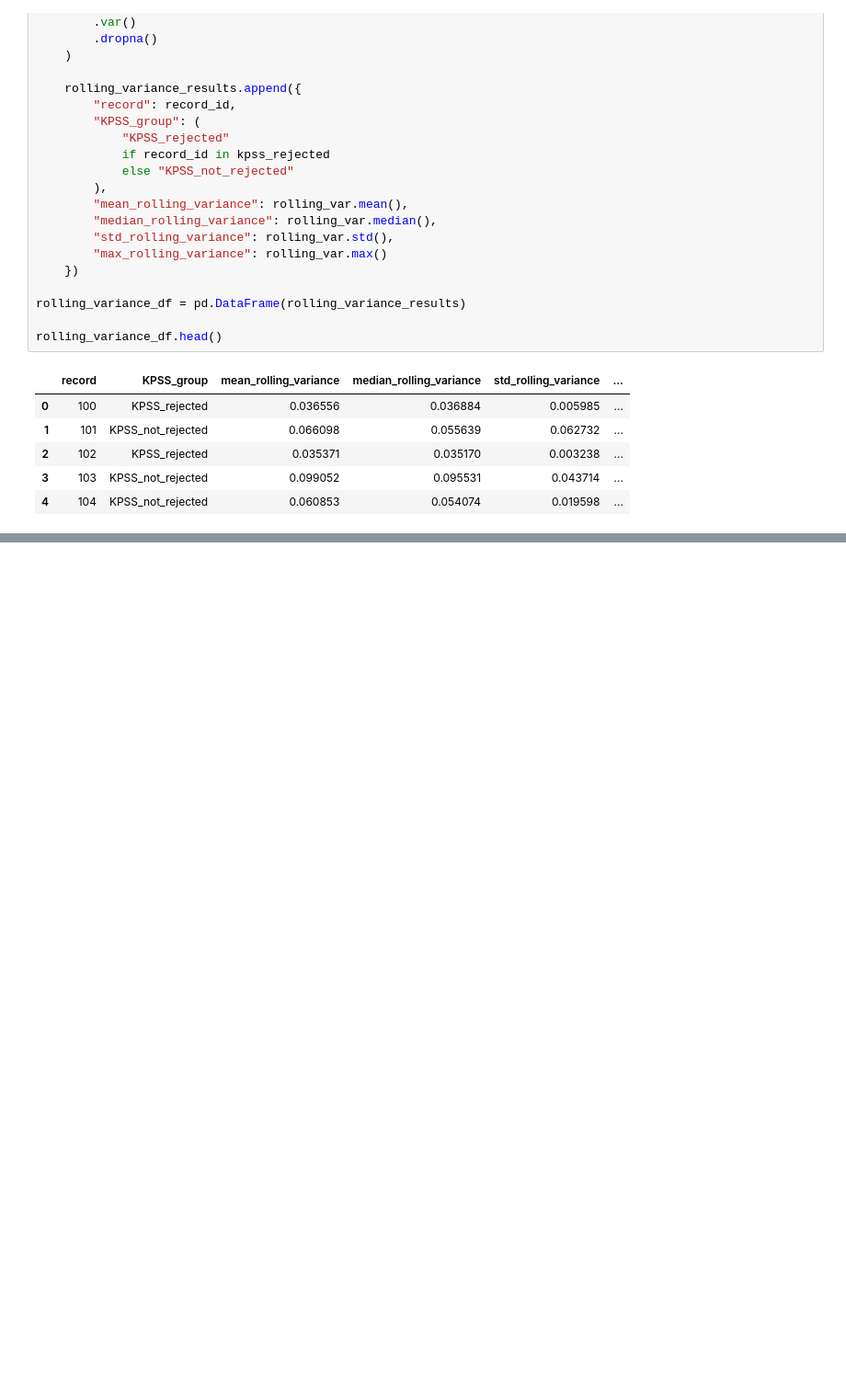
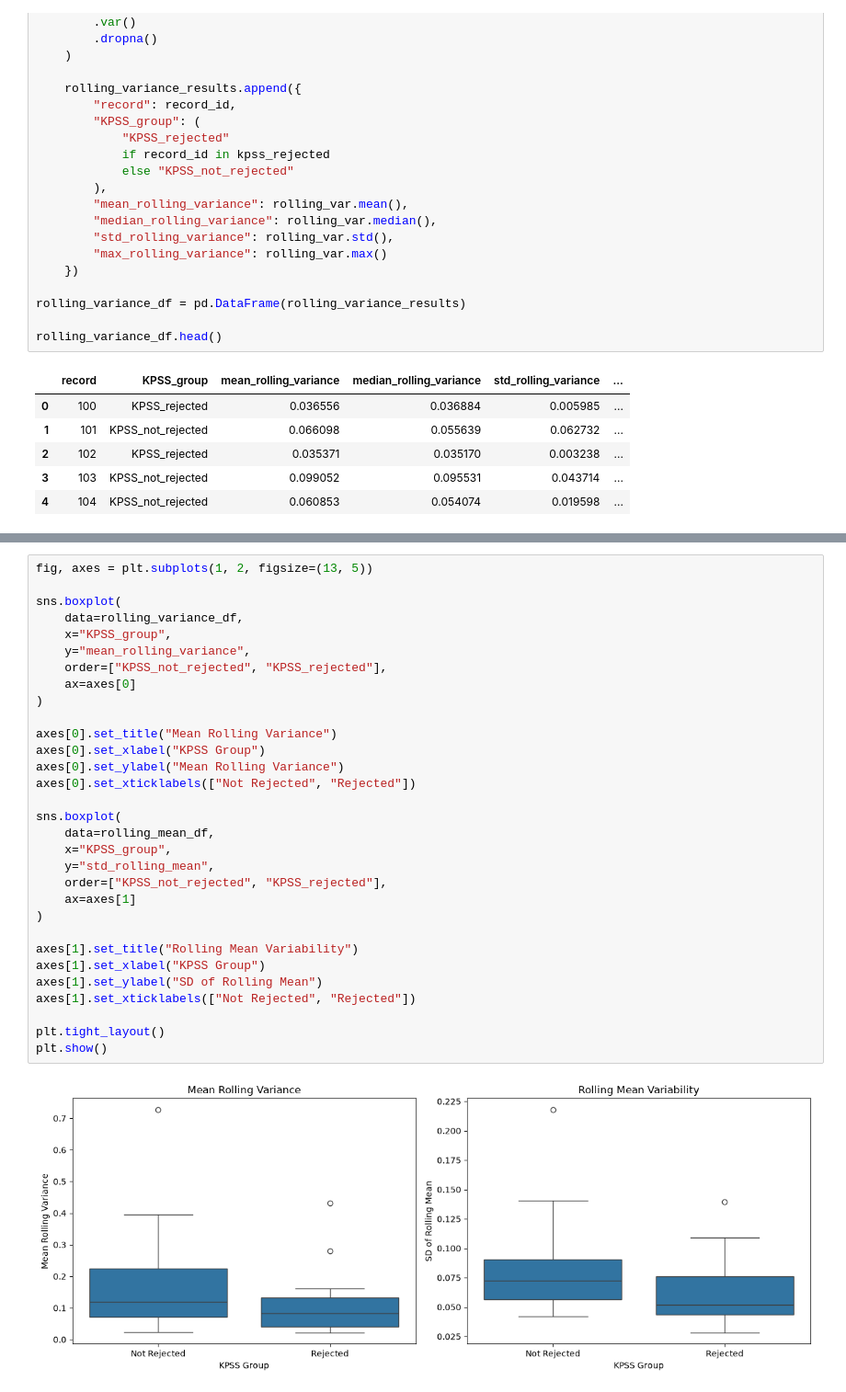
Before and after one commit to hmdsahed/ecg-diagnostic-driven-framework, a Jupyter notebook: 1st experiment.ipynb, the cells around one changed output, grey strips where cells are left out. Shown at 92% size. Cells and saved outputs as stored; diff of their text form; blank space fills up the shorter version.

```diff
--- a/1st experiment.ipynb
+++ b/1st experiment.ipynb
@@ -1395,0 +1764,33 @@ Notebook path: /Users/hmdsahed/ECG Prof. Ozaydin/1st experiment.ipynb
+# %%
+fig, axes = plt.subplots(1, 2, figsize=(13, 5))
+
+sns.boxplot(
+    data=rolling_variance_df,
+    x="KPSS_group",
+    y="mean_rolling_variance",
+    order=["KPSS_not_rejected", "KPSS_rejected"],
+    ax=axes[0]
+)
+
+axes[0].set_title("Mean Rolling Variance")
+axes[0].set_xlabel("KPSS Group")
+axes[0].set_ylabel("Mean Rolling Variance")
+axes[0].set_xticklabels(["Not Rejected", "Rejected"])
+
+sns.boxplot(
+    data=rolling_mean_df,
+    x="KPSS_group",
+    y="std_rolling_mean",
+    order=["KPSS_not_rejected", "KPSS_rejected"],
+    ax=axes[1]
+)
+
+axes[1].set_title("Rolling Mean Variability")
+axes[1].set_xlabel("KPSS Group")
+axes[1].set_ylabel("SD of Rolling Mean")
+axes[1].set_xticklabels(["Not Rejected", "Rejected"])
+
+plt.tight_layout()
+plt.show()
+# %% [output]
+[figure, added]
```
Also changed, not shown: parts of 25 cells of this notebook.
